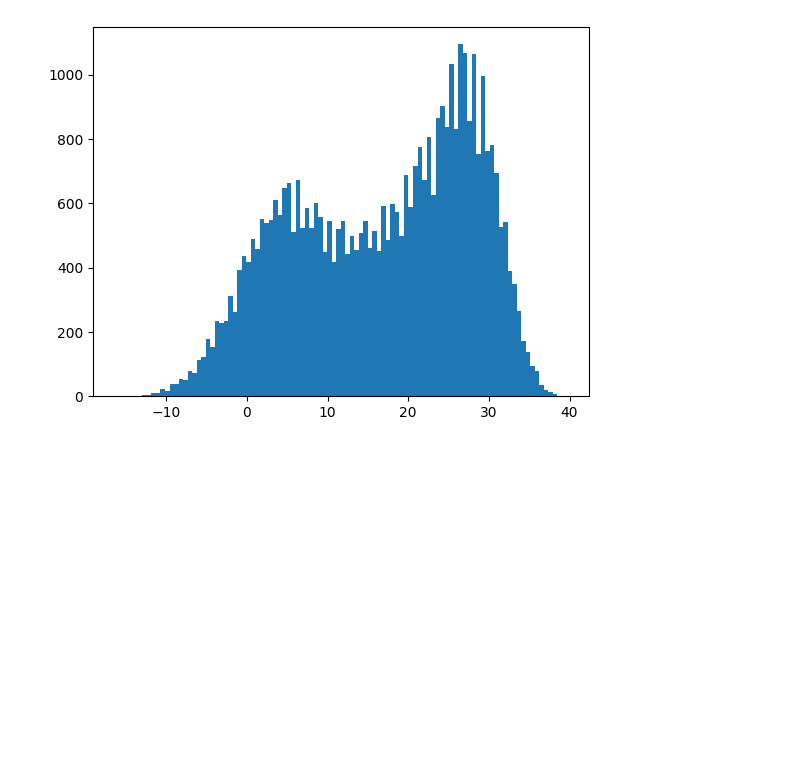
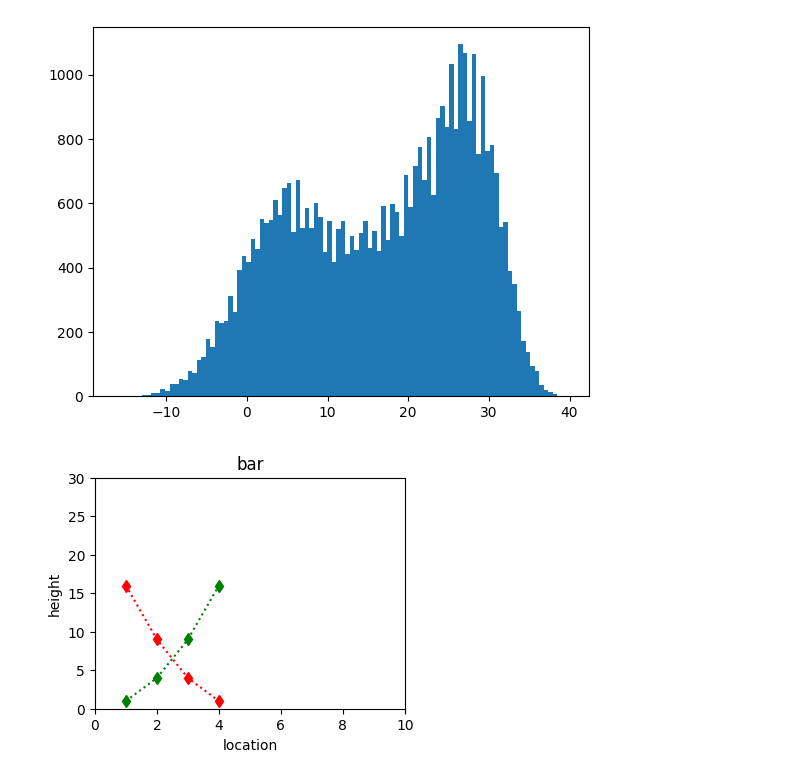
Before and after one commit to hanyong5/2025python, a Jupyter notebook: 02code/01test/05matplot.ipynb, the cells around one changed output. Saved outputs shown, nothing was run; the diff lists cells and outputs as text; code cells hidden in the pictures; blank space fills up the shorter version.

```diff
--- a/02code/01test/05matplot.ipynb
+++ b/02code/01test/05matplot.ipynb
@@ -89,0 +107,17 @@ plt.show()
+# %%
+x = [1,2,3,4]
+y = [1,4,9,16]
+y1 = [16,9,4,1]
+
+plt.figure(figsize=(4,3))
+plt.plot(x,y,color='g',linestyle=":",marker='d')
+plt.plot(x,y1,color='r',linestyle=":",marker='d')
+plt.title('bar')
+# plt.bar(x,y)
+plt.xlabel('location')
+plt.ylabel('height')
+plt.xlim(0,10)
+plt.ylim(0,30)
+plt.show()
+# %% [output]
+[figure, added]
```
Also changed, not shown: parts of 3 cells of this notebook, 5 other files.
